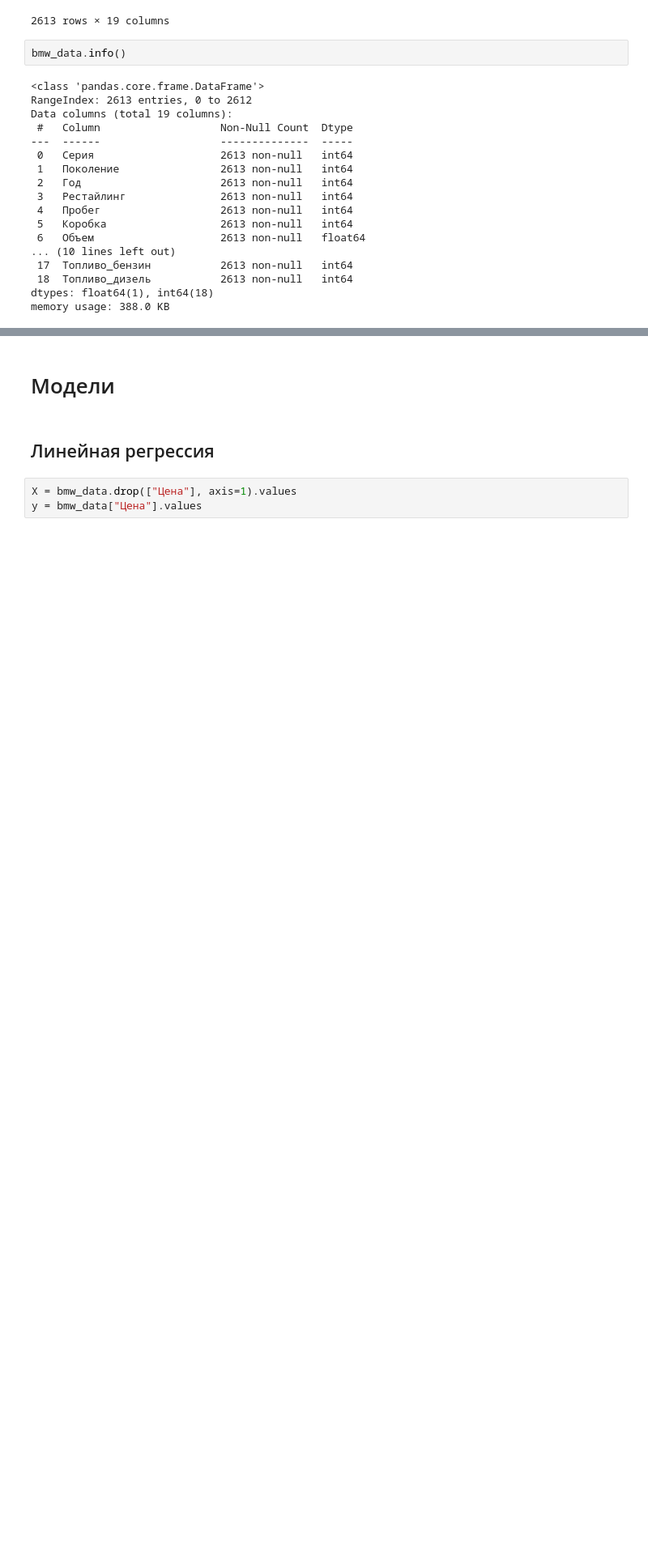
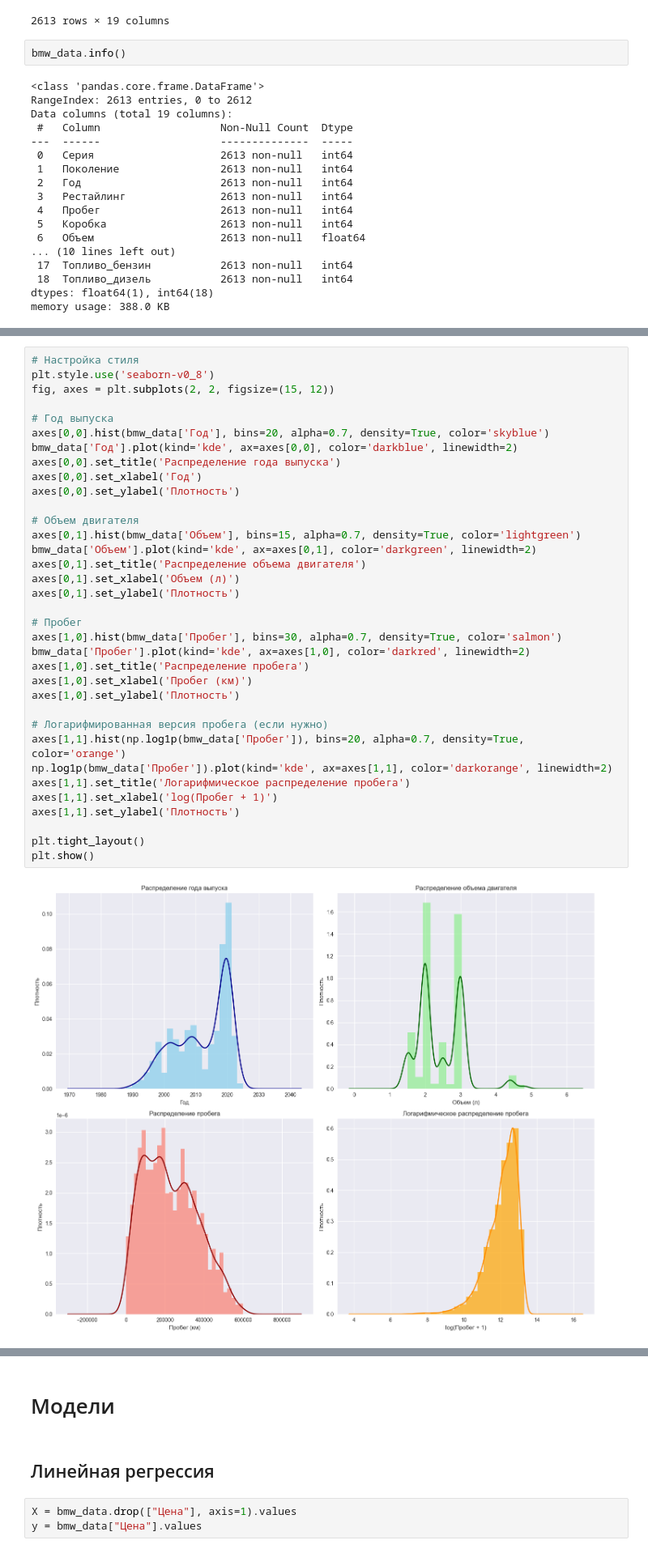
Before and after one commit to trxxnk/BimmerAI, a Jupyter notebook: notebooks/bmw_models.ipynb, the cells around one changed output, grey strips where cells are left out. Shown: that part at 81% size. Cells and saved outputs as stored; diff of their text form; blank space fills up the shorter version.

```diff
--- a/notebooks/bmw_models.ipynb
+++ b/notebooks/bmw_models.ipynb
@@ -59,0 +71,37 @@ corr_bmw
+# %%
+# Настройка стиля
+plt.style.use('seaborn-v0_8')
+fig, axes = plt.subplots(2, 2, figsize=(15, 12))
+
+# Год выпуска
+axes[0,0].hist(bmw_data['Год'], bins=20, alpha=0.7, density=True, color='skyblue')
+bmw_data['Год'].plot(kind='kde', ax=axes[0,0], color='darkblue', linewidth=2)
+axes[0,0].set_title('Распределение года выпуска')
+axes[0,0].set_xlabel('Год')
+axes[0,0].set_ylabel('Плотность')
+
+# Объем двигателя
+axes[0,1].hist(bmw_data['Объем'], bins=15, alpha=0.7, density=True, color='lightgreen')
+bmw_data['Объем'].plot(kind='kde', ax=axes[0,1], color='darkgreen', linewidth=2)
+axes[0,1].set_title('Распределение объема двигателя')
+axes[0,1].set_xlabel('Объем (л)')
+axes[0,1].set_ylabel('Плотность')
+
+# Пробег
+axes[1,0].hist(bmw_data['Пробег'], bins=30, alpha=0.7, density=True, color='salmon')
+bmw_data['Пробег'].plot(kind='kde', ax=axes[1,0], color='darkred', linewidth=2)
+axes[1,0].set_title('Распределение пробега')
+axes[1,0].set_xlabel('Пробег (км)')
+axes[1,0].set_ylabel('Плотность')
+
+# Логарифмированная версия пробега (если нужно)
+axes[1,1].hist(np.log1p(bmw_data['Пробег']), bins=20, alpha=0.7, density=True, color='orange')
+np.log1p(bmw_data['Пробег']).plot(kind='kde', ax=axes[1,1], color='darkorange', linewidth=2)
+axes[1,1].set_title('Логарифмическое распределение пробега')
+axes[1,1].set_xlabel('log(Пробег + 1)')
+axes[1,1].set_ylabel('Плотность')
+
+plt.tight_layout()
+plt.show()
+# %% [output]
+[figure, added]
```
Also changed, not shown: parts of 29 cells of this notebook, 2 other files.
